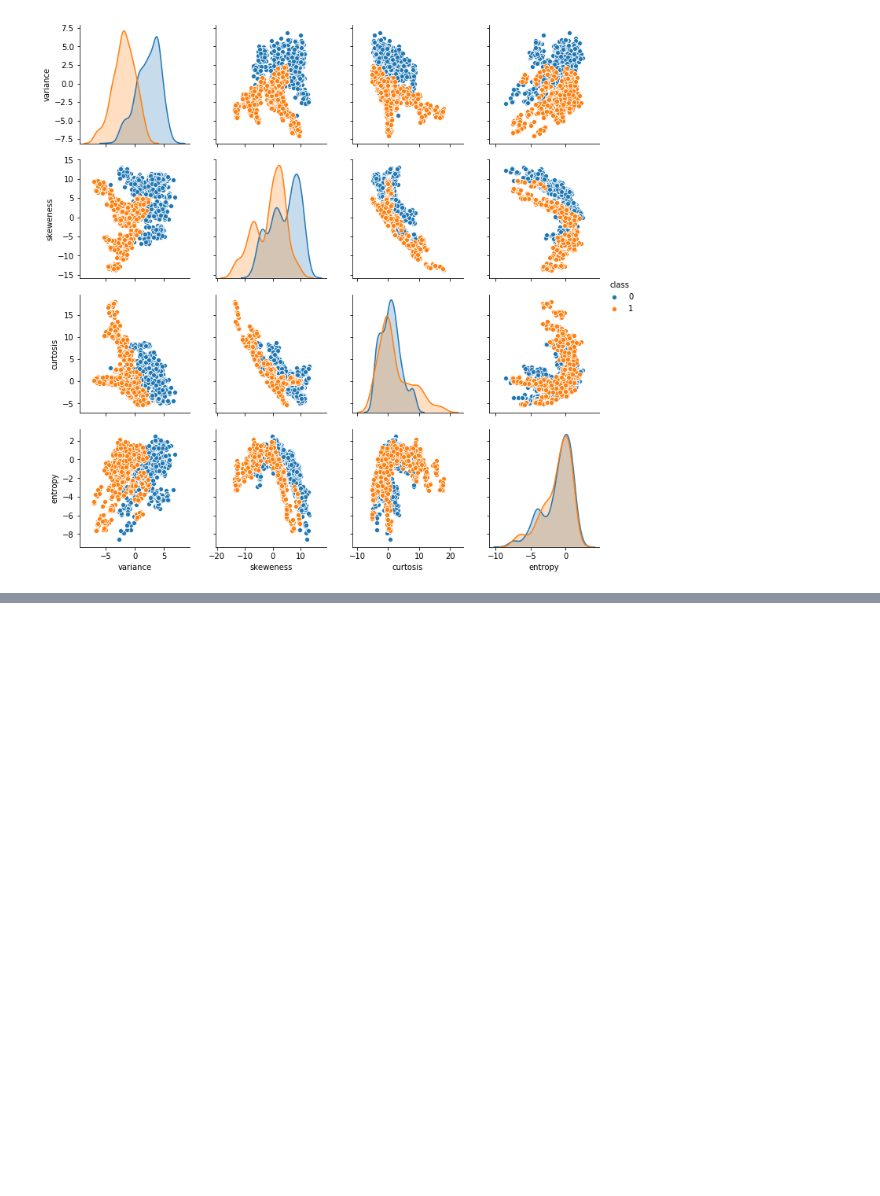
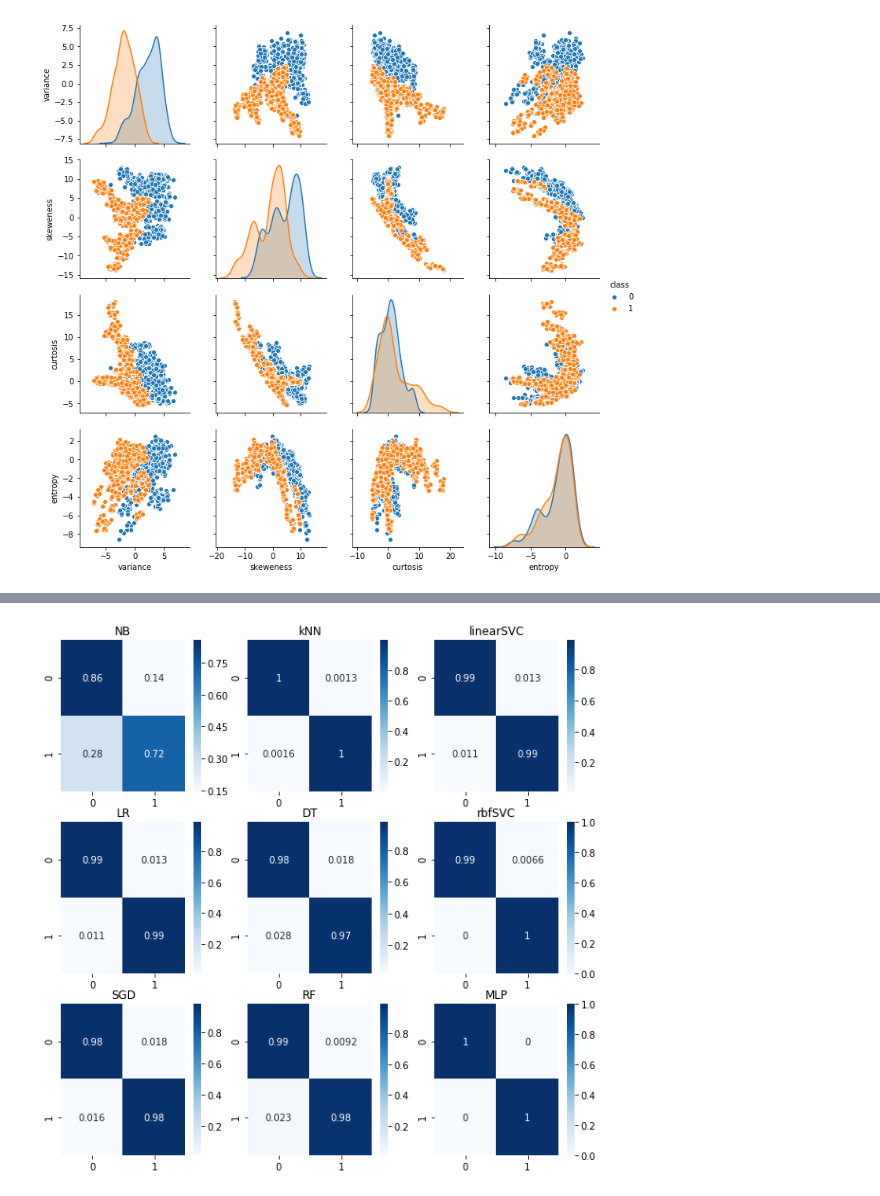
Before and after one commit to EGoms/4442, a Jupyter notebook: banknotes.ipynb, the cells around one changed output, grey strips where cells are left out. Cells and saved outputs as stored; diff of their text form; code cells hidden in the pictures; blank space fills up the shorter version.

```diff
--- a/banknotes.ipynb
+++ b/banknotes.ipynb
@@ -37,5 +42,5 @@ models = {
     'RF': RandomForestClassifier(n_estimators=25, random_state=42),
     'linearSVC': SVC(kernel='linear', random_state=42),
     'rbfSVC': SVC(kernel='rbf', random_state=42),
-    'MLP': MLPClassifier(random_state=42),
+    'MLP': MLPClassifier(random_state=42, max_iter=1000),
 }
@@ -48,0 +47,8 @@ def run_models(models, data, labels):
+# %%
+feature_sets = {}
+for i in range(2, len(features.columns) + 1):
+    comb = itertools.combinations(features.columns, i)
+    for x in comb:
+        key = '/'.join(x)
+        value = list(x)
+        feature_sets.update({key: value})
@@ -57,0 +168,12 @@ plt.show()
+# %%
+fig, ax = plt.subplots(3, 3, figsize=(10, 10))
+
+X_train, X_test, y_train, y_test = train_test_split(features, labels, random_state=0)
+
+for i, (name, model) in enumerate(models.items()):
+    y_pred = cross_val_predict(model, features, labels, cv=KF)
+    conf = confusion_matrix(y_true=labels, y_pred=y_pred, normalize='true')
+    sns.heatmap(conf, annot=True, ax=ax[i%3][i//3], cmap=plt.cm.Blues)
+    ax[i%3][i//3].set_title(name)
+# %% [output]
+[figure, added]
```
Also changed, not shown: parts of 11 cells of this notebook.
